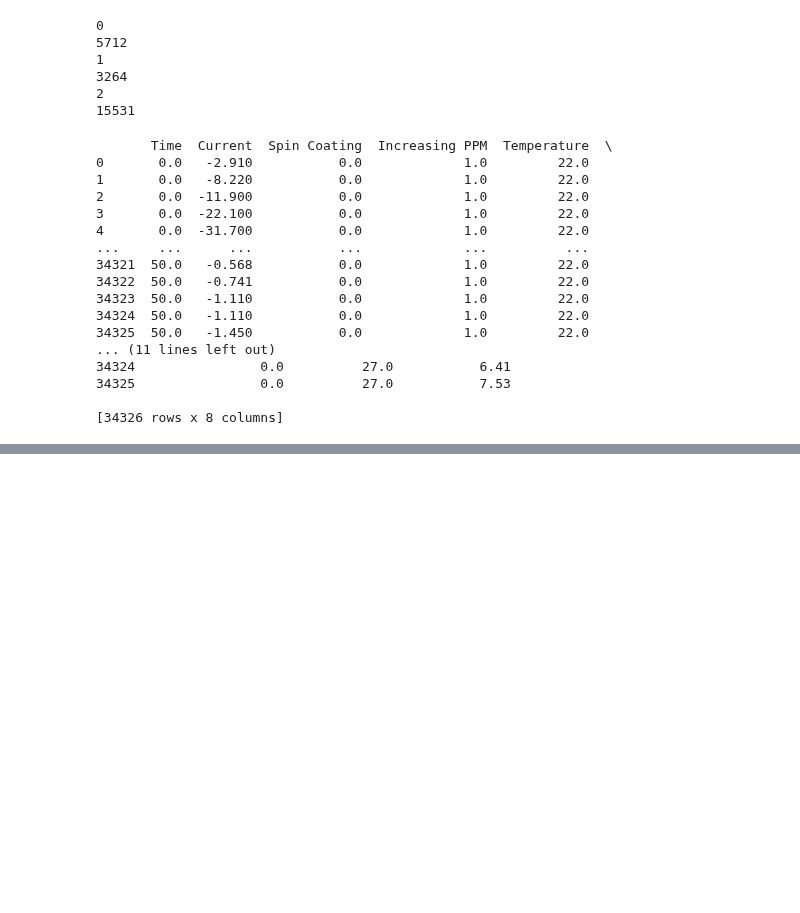
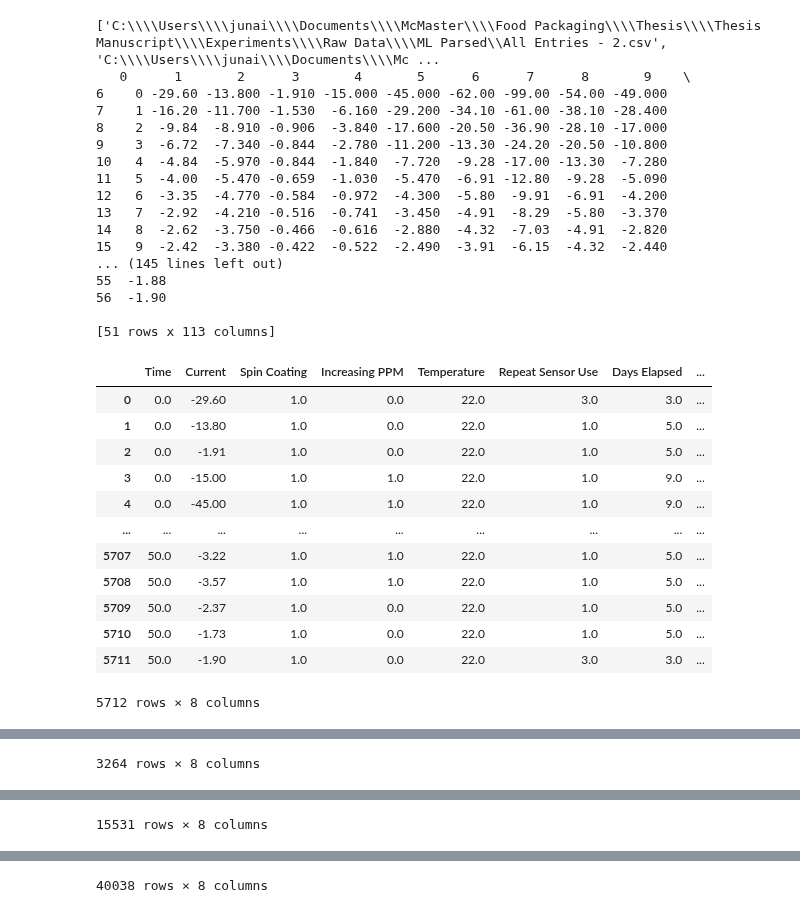
Before and after one commit to siddij3/Machine_Learning_for_Asparagine_GO_FCl, a Jupyter notebook: Data to CSV.ipynb, the cells around one changed output, grey strips where cells are left out. Saved outputs shown, nothing was run; the diff lists cells and outputs as text; code cells hidden in the pictures; blank space fills up the shorter version.

```diff
--- a/Data to CSV.ipynb
+++ b/Data to CSV.ipynb
@@ -34,9 +34,8 @@ def transform_data(csvfile):
 
 
   df2 = df[6:].dropna(axis='columns')
-  df2.columns = [''] * len(df2.columns)
 
-
+  print(df2)
 
   k=0
   times=[]
@@ -82,8 +81,8 @@ def transform_data(csvfile):
     increasingPPM.append(isIncreasing[m])
     temperature.append(temperature_values[m])
     repeat.append(isRepeatUse[m])
+
     days.append(num_days[m])
-
     m+=1
 
   dict3 = {'Time':durations,'Current':amps, 'Spin Coating':spinCoating ,'Increasing PPM':increasingPPM, 'Temperature':temperature, 'Repeat Sensor Use':repeat, 'Days Elapsed':days , 'Concentration':concentrations}
@@ -95,53 +94,55 @@ def transform_data(csvfile):
 # %%
 filepath = r"C:\\Users\\junai\\Documents\\McMaster\\Food Packaging\\Thesis\\Thesis Manuscript\\Experiments\\Raw Data\\ML Parsed"
 local_download_path = os.path.expanduser(filepath)
 filenames=[]
 for filename in os.listdir(local_download_path):
-    if filename.endswith('csv') :#and 'Entries' in filename:
+    if filename.endswith('csv'):
       filenames.append(filepath + "\\" + filename)
 
+print(filenames)
 sum = 0
 for i in range(len(filenames)):
-  print (i)
- # print(filenames[i])
+
   df = transform_data(filenames[i])
-  print(len(df))
+  display(df)
   sum+=len(df)
- # print('# Rows in this df: '+str(len(df)))
-  #print('Total Rows so far: '+str(sum))
-
-  #display(df.head())
 
 if len(filenames)>0:
-  for i in filenames[1:]:
+  for i in filenames[0:]:
     #print('File appended: '+i)
     df= df.append(transform_data(i),ignore_index=True,sort=False)
-print(df)
 
 
-
-df.to_csv('aggregated_data.csv',index=False)
+display(df)
+df.to_csv('aggregated_data-all.csv',index=False)
 # %% [output]
-0
-5712
-1
-3264
-2
-15531
+['C:\\\\Users\\\\junai\\\\Documents\\\\McMaster\\\\Food Packaging\\\\Thesis\\\\Thesis Manuscript\\\\Experiments\\\\Raw Data\\\\ML Parsed\\All Entries - 2.csv', 'C:\\\\Users\\\\junai\\\\Documents\\\\Mc ...
+   0      1       2      3       4       5      6      7      8       9    \
+6    0 -29.60 -13.800 -1.910 -15.000 -45.000 -62.00 -99.00 -54.00 -49.000
+7    1 -16.20 -11.700 -1.530  -6.160 -29.200 -34.10 -61.00 -38.10 -28.400
+8    2  -9.84  -8.910 -0.906  -3.840 -17.600 -20.50 -36.90 -28.10 -17.000
+9    3  -6.72  -7.340 -0.844  -2.780 -11.200 -13.30 -24.20 -20.50 -10.800
+10   4  -4.84  -5.970 -0.844  -1.840  -7.720  -9.28 -17.00 -13.30  -7.280
+11   5  -4.00  -5.470 -0.659  -1.030  -5.470  -6.91 -12.80  -9.28  -5.090
+12   6  -3.35  -4.770 -0.584  -0.972  -4.300  -5.80  -9.91  -6.91  -4.200
+13   7  -2.92  -4.210 -0.516  -0.741  -3.450  -4.91  -8.29  -5.80  -3.370
+14   8  -2.62  -3.750 -0.466  -0.616  -2.880  -4.32  -7.03  -4.91  -2.820
+15   9  -2.42  -3.380 -0.422  -0.522  -2.490  -3.91  -6.15  -4.32  -2.440
+... (145 lines left out)
+55  -1.88
+56  -1.90
+
+[51 rows x 113 columns]
+|  | Time | Current | Spin Coating | Increasing PPM | Temperature | Repeat Sensor Use | Days Elapsed | ... |
+| 0 | 0.0 | -29.60 | 1.0 | 0.0 | 22.0 | 3.0 | 3.0 | ... |
+| 1 | 0.0 | -13.80 | 1.0 | 0.0 | 22.0 | 1.0 | 5.0 | ... |
+| 2 | 0.0 | -1.91 | 1.0 | 0.0 | 22.0 | 1.0 | 5.0 | ... |
+| 3 | 0.0 | -15.00 | 1.0 | 1.0 | 22.0 | 1.0 | 9.0 | ... |
+| 4 | 0.0 | -45.00 | 1.0 | 1.0 | 22.0 | 1.0 | 9.0 | ... |
+| ... | ... | ... | ... | ... | ... | ... | ... | ... |
+| 5707 | 50.0 | -3.22 | 1.0 | 1.0 | 22.0 | 1.0 | 5.0 | ... |
+| 5708 | 50.0 | -3.57 | 1.0 | 1.0 | 22.0 | 1.0 | 5.0 | ... |
+| 5709 | 50.0 | -2.37 | 1.0 | 0.0 | 22.0 | 1.0 | 5.0 | ... |
+| 5710 | 50.0 | -1.73 | 1.0 | 0.0 | 22.0 | 1.0 | 5.0 | ... |
+| 5711 | 50.0 | -1.90 | 1.0 | 0.0 | 22.0 | 3.0 | 3.0 | ... |
-       Time  Current  Spin Coating  Increasing PPM  Temperature  \
-0       0.0   -2.910           0.0             1.0         22.0
-1       0.0   -8.220           0.0             1.0         22.0
-2       0.0  -11.900           0.0             1.0         22.0
-3       0.0  -22.100           0.0             1.0         22.0
-4       0.0  -31.700           0.0             1.0         22.0
-...     ...      ...           ...             ...          ...
-34321  50.0   -0.568           0.0             1.0         22.0
-34322  50.0   -0.741           0.0             1.0         22.0
-34323  50.0   -1.110           0.0             1.0         22.0
-34324  50.0   -1.110           0.0             1.0         22.0
-34325  50.0   -1.450           0.0             1.0         22.0
-... (11 lines left out)
-34324                0.0          27.0           6.41
-34325                0.0          27.0           7.53
-
-[34326 rows x 8 columns]
+5712 rows × 8 columns
@@ -147,0 +178 @@ df.to_csv('aggregated_data.csv',index=False)
+3264 rows × 8 columns
@@ -147,0 +208 @@ df.to_csv('aggregated_data.csv',index=False)
+15531 rows × 8 columns
@@ -147,0 +238 @@ df.to_csv('aggregated_data.csv',index=False)
+40038 rows × 8 columns
```
Also changed, not shown: parts of 2 cells of this notebook, 4 other files.
